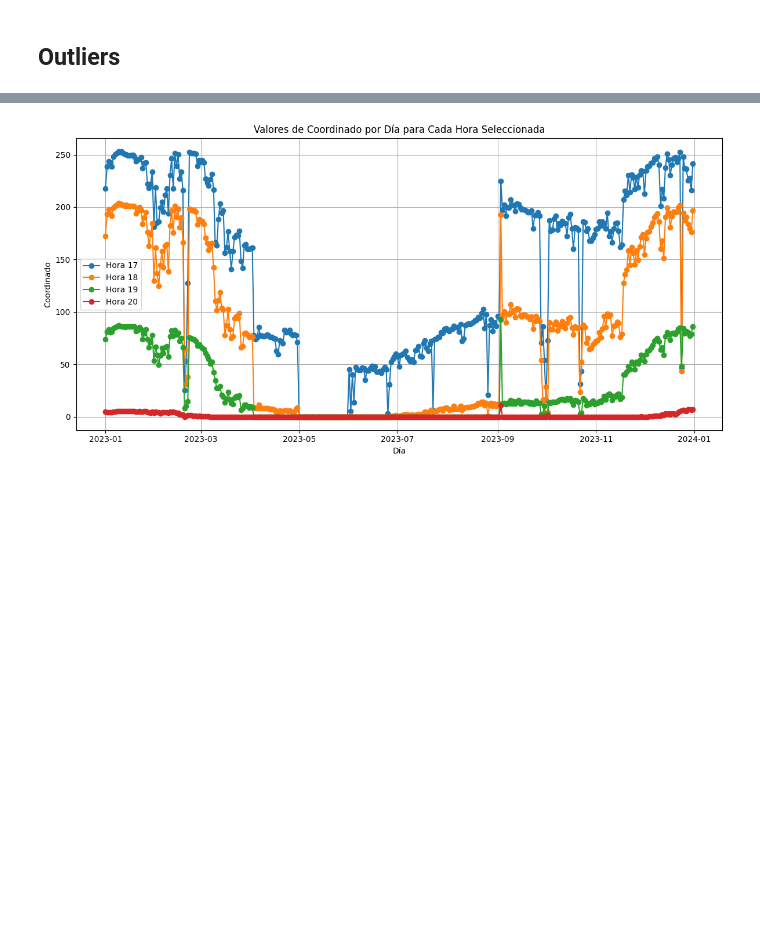
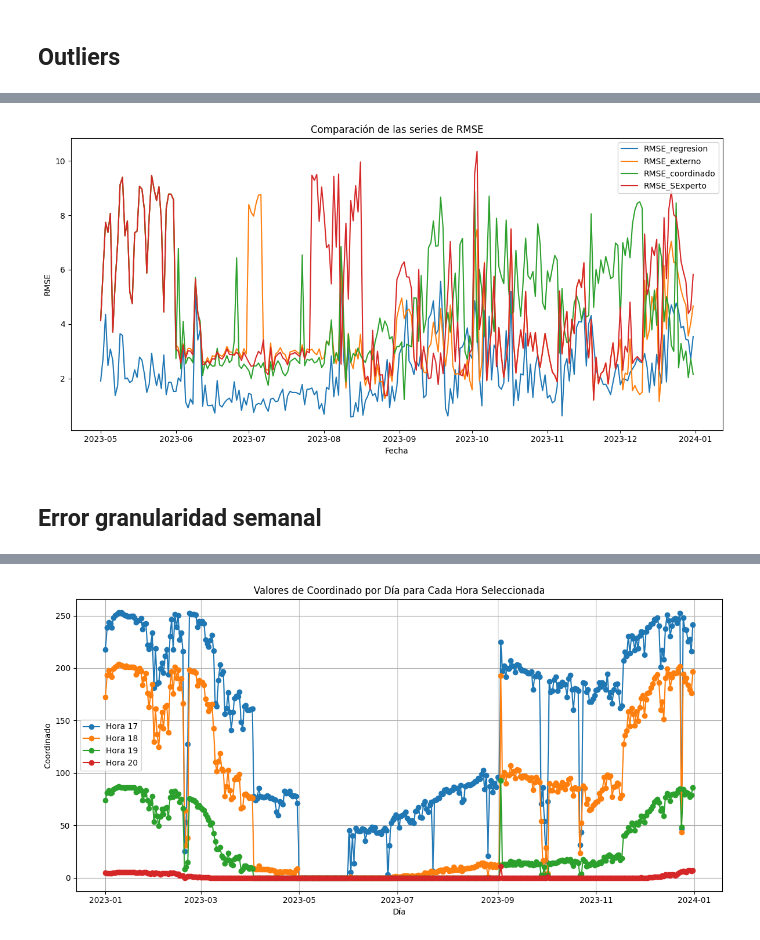
Before and after one commit to Ismael-Rods/Memoria, a Jupyter notebook: regresión _lineal.ipynb, the cells around one changed output, grey strips where cells are left out. Saved outputs shown, nothing was run; the diff lists cells and outputs as text; code cells hidden in the pictures; blank space fills up the shorter version.

```diff
--- a/regresión _lineal.ipynb
+++ b/regresión _lineal.ipynb
@@ -546,0 +581,18 @@ for column in error.columns:
+# %%
+# Graficar las distintas series de RMSE
+plt.figure(figsize=(12, 6))
+# Asumiendo que las columnas de RMSE empiezan con 'RMSE'
+for column in error_diario.columns:
+    if column.startswith('RMSE'):
+        plt.plot(error_diario.index, error_diario[column], label=column)
+
+plt.title('Comparación de las series de RMSE')
+plt.xlabel('Fecha')
+plt.ylabel('RMSE')
+plt.legend()
+plt.tight_layout()
+plt.show()
+# %% [output]
+[figure, added]
+# %% [markdown]
+## Error granularidad semanal
```
Also changed, not shown: parts of 37 cells of this notebook.
